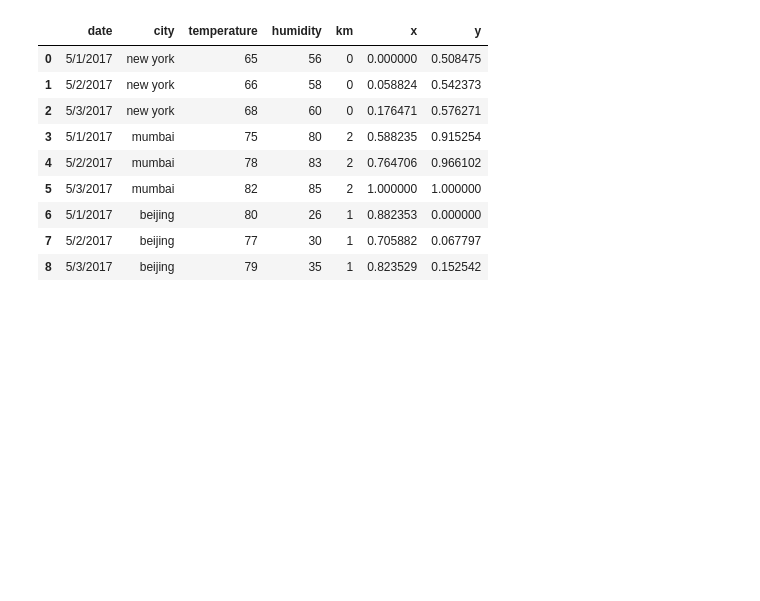
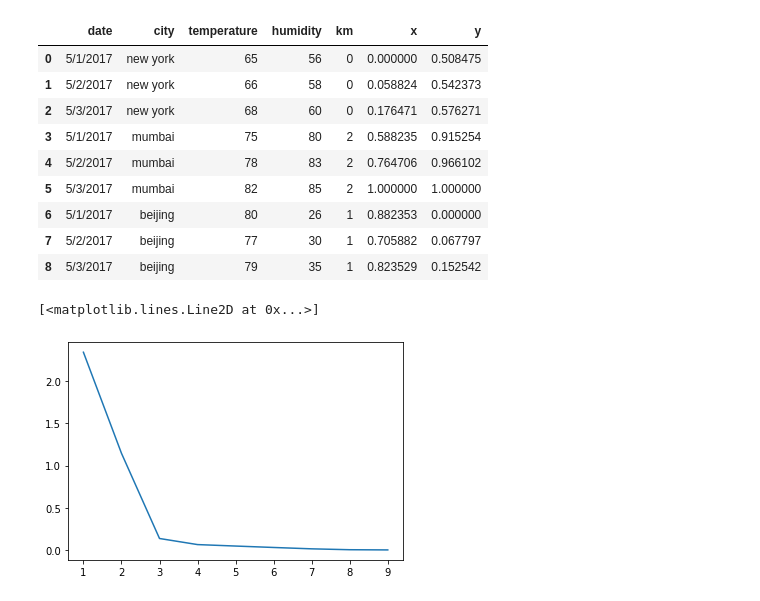
Before and after one commit to AhmadAlabrash/machine-learning, a Jupyter notebook: RO_kMeans.ipynb, the cells around one changed output. Cells and saved outputs as stored; diff of their text form; code cells hidden in the pictures; blank space fills up the shorter version.

```diff
--- a/RO_kMeans.ipynb
+++ b/RO_kMeans.ipynb
@@ -101,3 +101,17 @@ df
 | 6 | 5/1/2017 | beijing | 80 | 26 | 1 | 0.882353 | 0.000000 |
 | 7 | 5/2/2017 | beijing | 77 | 30 | 1 | 0.705882 | 0.067797 |
 | 8 | 5/3/2017 | beijing | 79 | 35 | 1 | 0.823529 | 0.152542 |
+# %%
+#we must do it firstly to knew how many cluster we should put named(elbo plot metho)
+from numpy import append
+k_number = range(1,10)
+see =[]
+
+for i in k_number :
+  kma =k_means(n_clusters=i,X=df.iloc[:,5:7])
+  see.append(kma[2])
+
+plt.plot(k_number,see )
+# %% [output]
+[<matplotlib.lines.Line2D at 0x...>]
+[figure, added]
```
